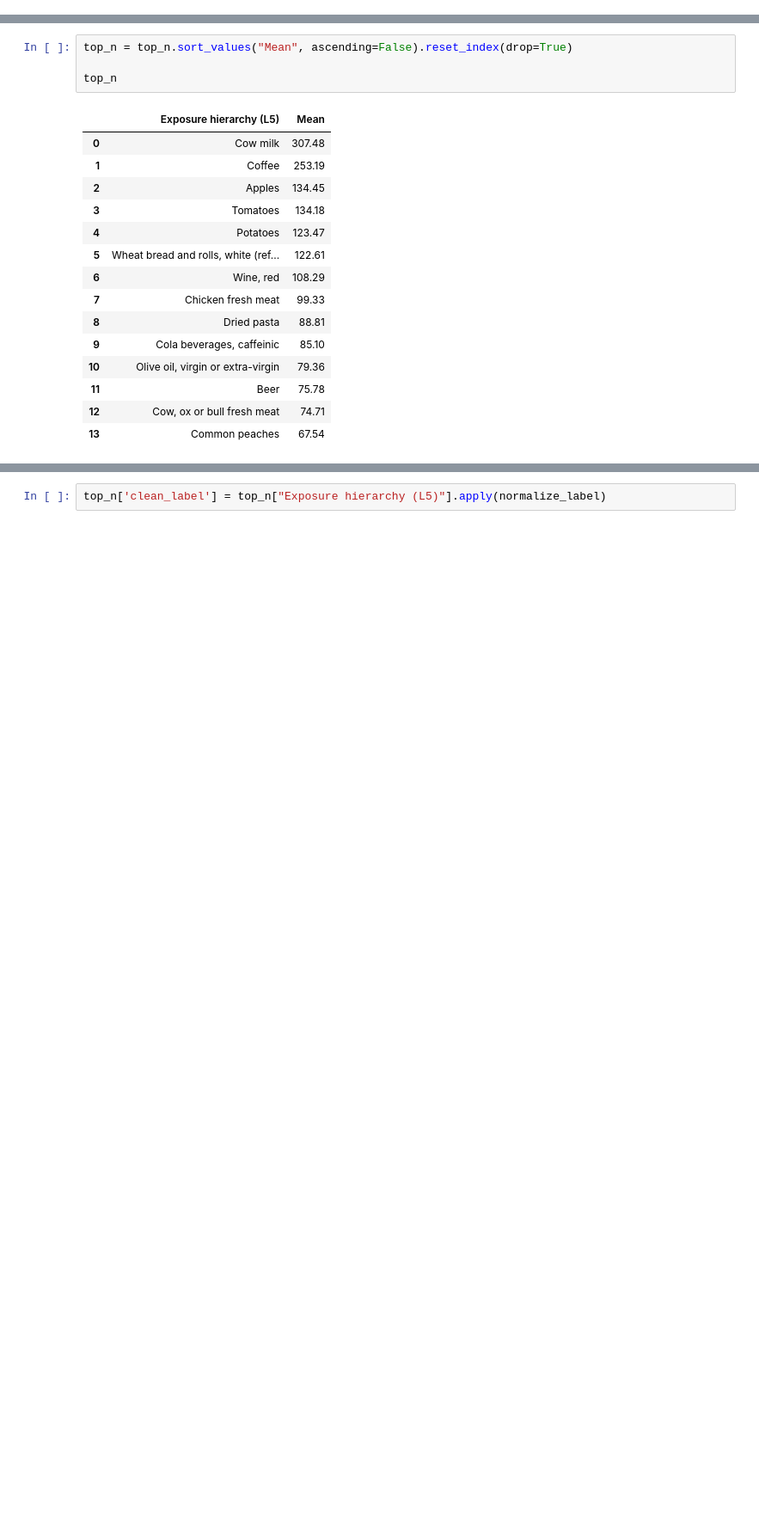
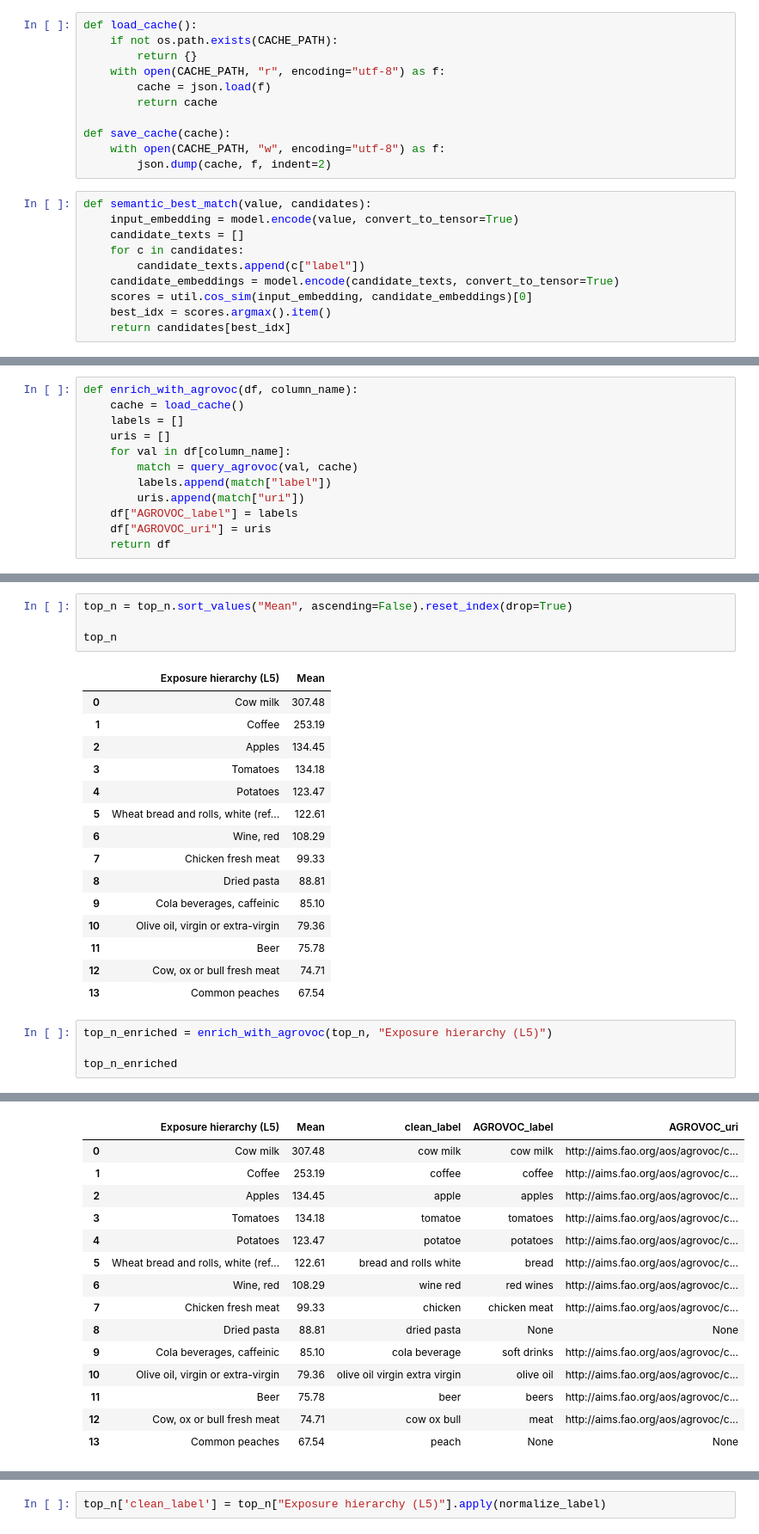
Before and after one commit to TCoaM/TrueCostOfAMeal, a Jupyter notebook: simo_data_integration_other_solution.ipynb, the cells around one changed output, grey strips where cells are left out. Shown at 86% size. Drawn from its saved outputs; the diff is of its cells as text; blank space fills up the shorter version.

```diff
--- a/simo_data_integration_other_solution.ipynb
+++ b/simo_data_integration_other_solution.ipynb
@@ -65,0 +19,21 @@ def int_df_agrovoc(df, column):
+# %%
+def load_cache():
+    if not os.path.exists(CACHE_PATH):
+        return {}
+    with open(CACHE_PATH, "r", encoding="utf-8") as f:
+        cache = json.load(f)
+        return cache
+
+def save_cache(cache):
+    with open(CACHE_PATH, "w", encoding="utf-8") as f:
+        json.dump(cache, f, indent=2)
+# %%
+def semantic_best_match(value, candidates):
+    input_embedding = model.encode(value, convert_to_tensor=True)
+    candidate_texts = []
+    for c in candidates:
+        candidate_texts.append(c["label"])
+    candidate_embeddings = model.encode(candidate_texts, convert_to_tensor=True)
+    scores = util.cos_sim(input_embedding, candidate_embeddings)[0]
+    best_idx = scores.argmax().item()
+    return candidates[best_idx]
@@ -66,3 +75,15 @@ def int_df_agrovoc(df, column):
+# %%
+def enrich_with_agrovoc(df, column_name):
+    cache = load_cache()
+    labels = []
+    uris = []
+    for val in df[column_name]:
+        match = query_agrovoc(val, cache)
+        labels.append(match["label"])
+        uris.append(match["uri"])
+    df["AGROVOC_label"] = labels
+    df["AGROVOC_uri"] = uris
+    return df
 # %%
 # Load the food consumption data
 df_consumption = pd.read_csv("data/chronic_consumption_gday_allsubjects.csv", encoding="utf-16")
@@ -140,3 +161,8 @@ top_n
 | 11 | Beer | 75.78 |
 | 12 | Cow, ox or bull fresh meat | 74.71 |
 | 13 | Common peaches | 67.54 |
+# %%
+top_n_enriched = enrich_with_agrovoc(top_n, "Exposure hierarchy (L5)")
+
+top_n_enriched
+# %% [output]
@@ -142,0 +183,15 @@ top_n
+|  | Exposure hierarchy (L5) | Mean | clean_label | AGROVOC_label | AGROVOC_uri |
+| 0 | Cow milk | 307.48 | cow milk | cow milk | http://aims.fao.org/aos/agrovoc/c... |
+| 1 | Coffee | 253.19 | coffee | coffee | http://aims.fao.org/aos/agrovoc/c... |
+| 2 | Apples | 134.45 | apple | apples | http://aims.fao.org/aos/agrovoc/c... |
+| 3 | Tomatoes | 134.18 | tomatoe | tomatoes | http://aims.fao.org/aos/agrovoc/c... |
+| 4 | Potatoes | 123.47 | potatoe | potatoes | http://aims.fao.org/aos/agrovoc/c... |
+| 5 | Wheat bread and rolls, white (ref... | 122.61 | bread and rolls white | bread | http://aims.fao.org/aos/agrovoc/c... |
+| 6 | Wine, red | 108.29 | wine red | red wines | http://aims.fao.org/aos/agrovoc/c... |
+| 7 | Chicken fresh meat | 99.33 | chicken | chicken meat | http://aims.fao.org/aos/agrovoc/c... |
+| 8 | Dried pasta | 88.81 | dried pasta | None | None |
+| 9 | Cola beverages, caffeinic | 85.10 | cola beverage | soft drinks | http://aims.fao.org/aos/agrovoc/c... |
+| 10 | Olive oil, virgin or extra-virgin | 79.36 | olive oil virgin extra virgin | olive oil | http://aims.fao.org/aos/agrovoc/c... |
+| 11 | Beer | 75.78 | beer | beers | http://aims.fao.org/aos/agrovoc/c... |
+| 12 | Cow, ox or bull fresh meat | 74.71 | cow ox bull | meat | http://aims.fao.org/aos/agrovoc/c... |
+| 13 | Common peaches | 67.54 | peach | None | None |
```
Also changed, not shown: parts of 14 cells of this notebook, 1 other file.
